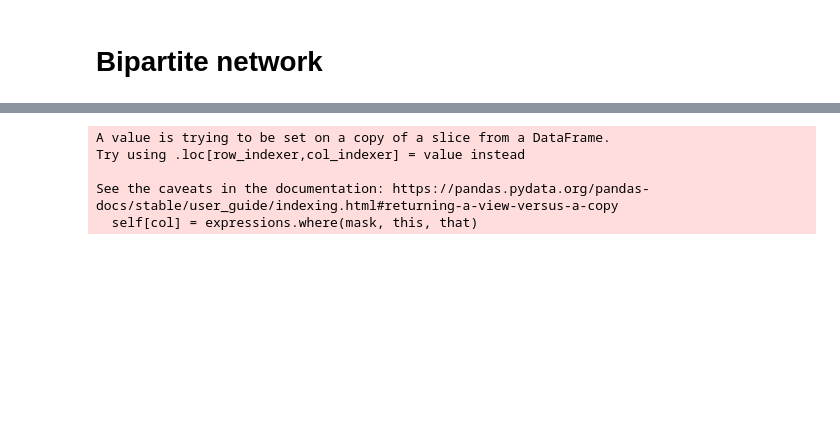
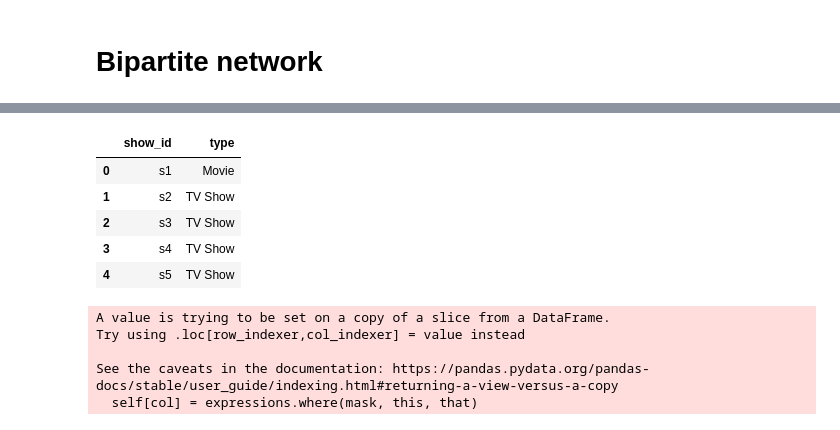
Before and after one commit to renatasarmet/mfbn, a Jupyter notebook: notebooks/netflix.ipynb, the cells around one changed output, grey strips where cells are left out. Cells and saved outputs as stored; diff of their text form; code cells hidden in the pictures; blank space fills up the shorter version.

```diff
--- a/notebooks/netflix.ipynb
+++ b/notebooks/netflix.ipynb
@@ -275 +297,11 @@ it should be straightforward 2 communities
+# %%
+bipartite1 = netflix_data[['show_id', 'type']]
+bipartite1.head()
+# %% [output]
+|  | show_id | type |
+| 0 | s1 | Movie |
+| 1 | s2 | TV Show |
+| 2 | s3 | TV Show |
+| 3 | s4 | TV Show |
+| 4 | s5 | TV Show |
 # %%
```
Also changed, not shown: parts of 24 cells of this notebook, 27 other files.
